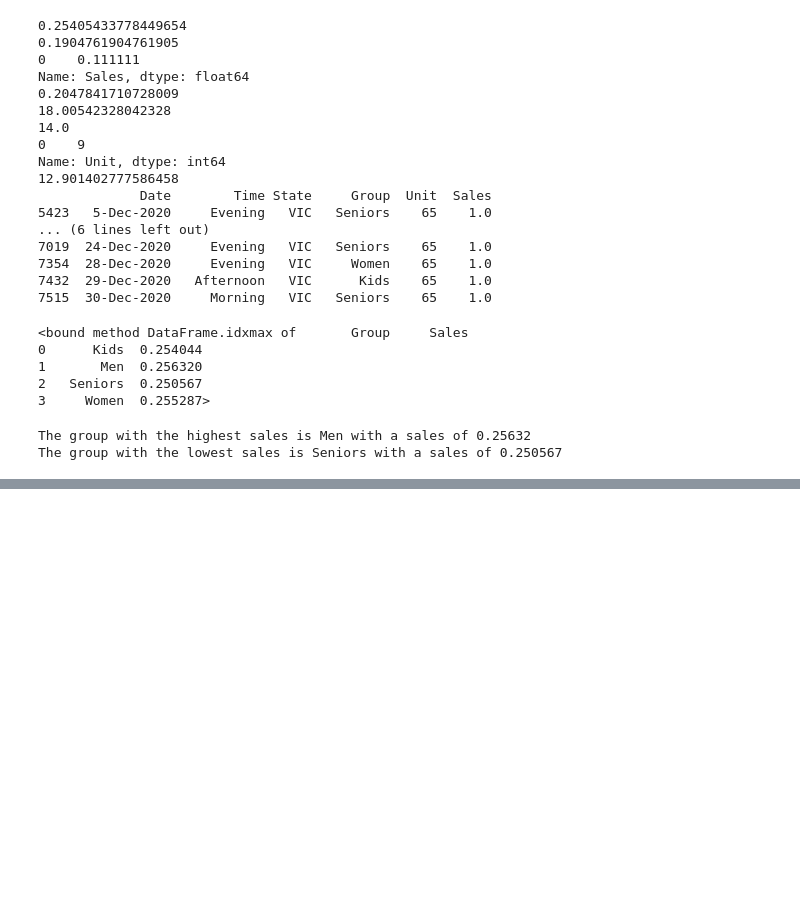
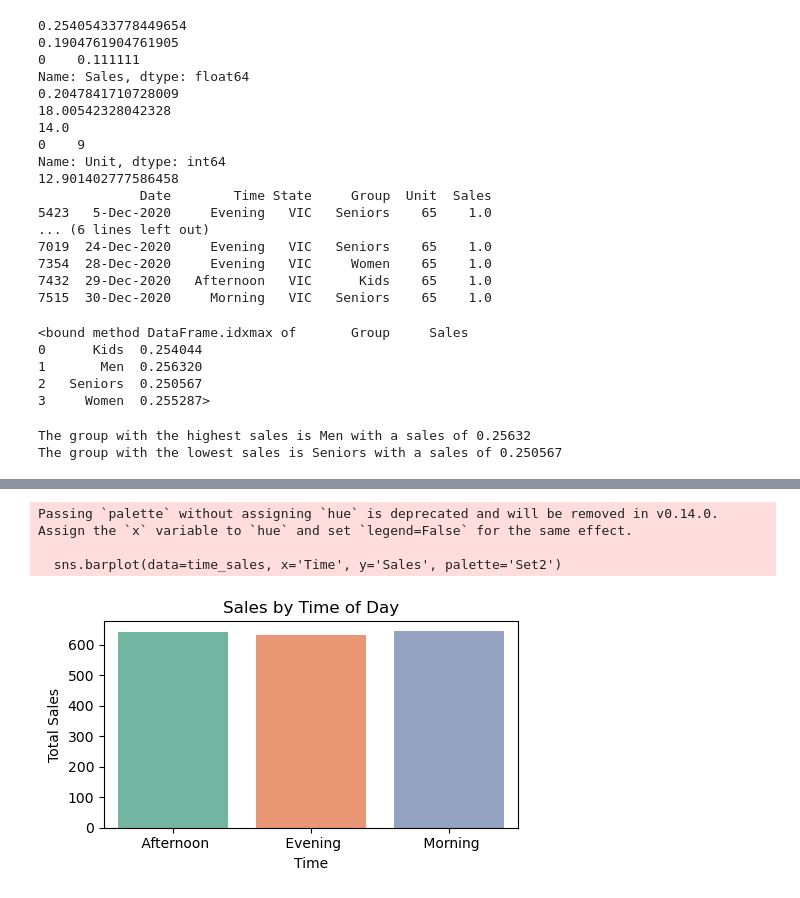
Before and after one commit to ittztint/Busari-Abdulmuiz-, a Jupyter notebook: Data analysis with python/Project.ipynb, the cells around one changed output, grey strips where cells are left out. Cells and saved outputs as stored; diff of their text form; code cells hidden in the pictures; blank space fills up the shorter version.

```diff
--- a/Data analysis with python/Project.ipynb
+++ b/Data analysis with python/Project.ipynb
@@ -172,0 +228,14 @@ df['Date'] = pd.to_datetime(df['Date'],format='%d-%b-%y')
+# %%
+time_sales = df.groupby('Time')['Sales'].sum().reset_index()
+
+plt.figure(figsize=(5, 3))
+sns.barplot(data=time_sales, x='Time', y='Sales', palette='Set2')
+plt.title("Sales by Time of Day")
+plt.ylabel("Total Sales")
+plt.tight_layout()
+plt.show()
+# %% [output]
+Passing `palette` without assigning `hue` is deprecated and will be removed in v0.14.0. Assign the `x` variable to `hue` and set `legend=False` for the same effect.
+
+  sns.barplot(data=time_sales, x='Time', y='Sales', palette='Set2')
+[figure, added]
```
Also changed, not shown: parts of 4 cells of this notebook.
